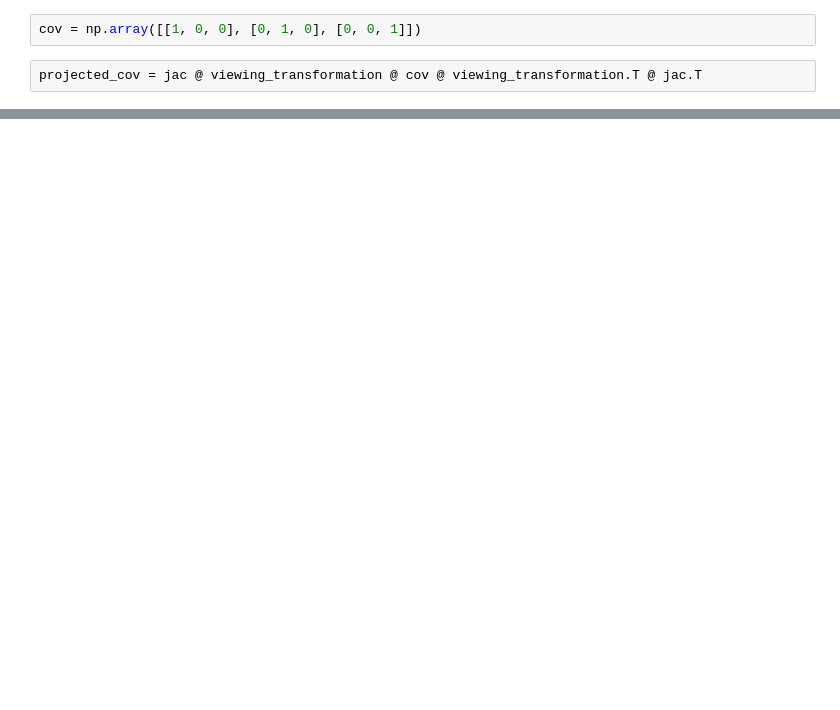
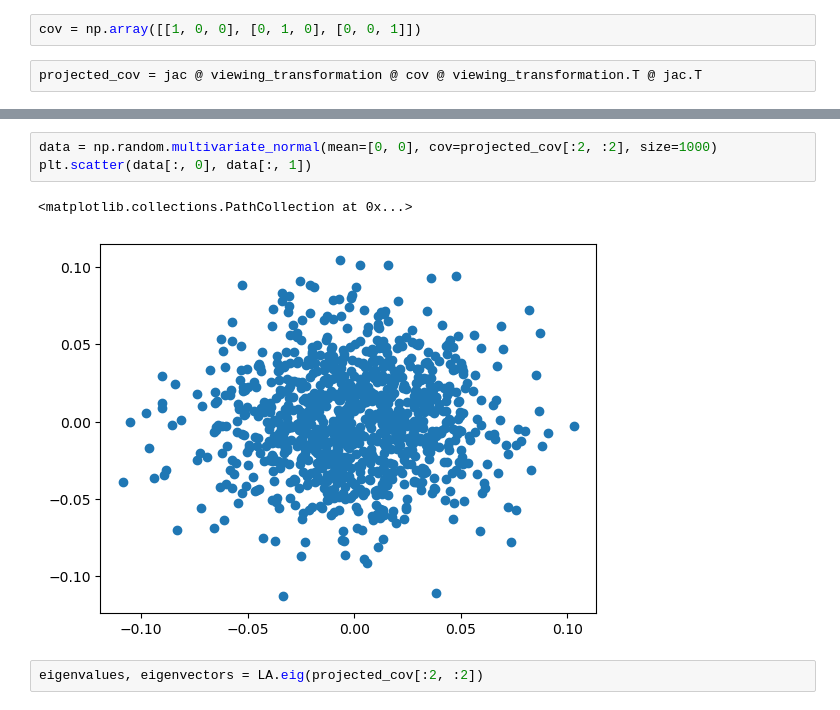
Before and after one commit to farqlia/UrbanViewsModeling, a Jupyter notebook: notebooks/Gaussian.ipynb, the cells around one changed output, grey strips where cells are left out. Cells and saved outputs as stored; diff of their text form; blank space fills up the shorter version.

```diff
--- a/notebooks/Gaussian.ipynb
+++ b/notebooks/Gaussian.ipynb
@@ -235,0 +236,8 @@ array([[ 7.19172550e-04,  2.53004989e-20],
+# %%
+data = np.random.multivariate_normal(mean=[0, 0], cov=projected_cov[:2, :2], size=1000)
+plt.scatter(data[:, 0], data[:, 1])
+# %% [output]
+<matplotlib.collections.PathCollection at 0x...>
+[figure, added]
+# %%
+eigenvalues, eigenvectors = LA.eig(projected_cov[:2, :2])
```
Also changed, not shown: parts of 14 cells of this notebook.
